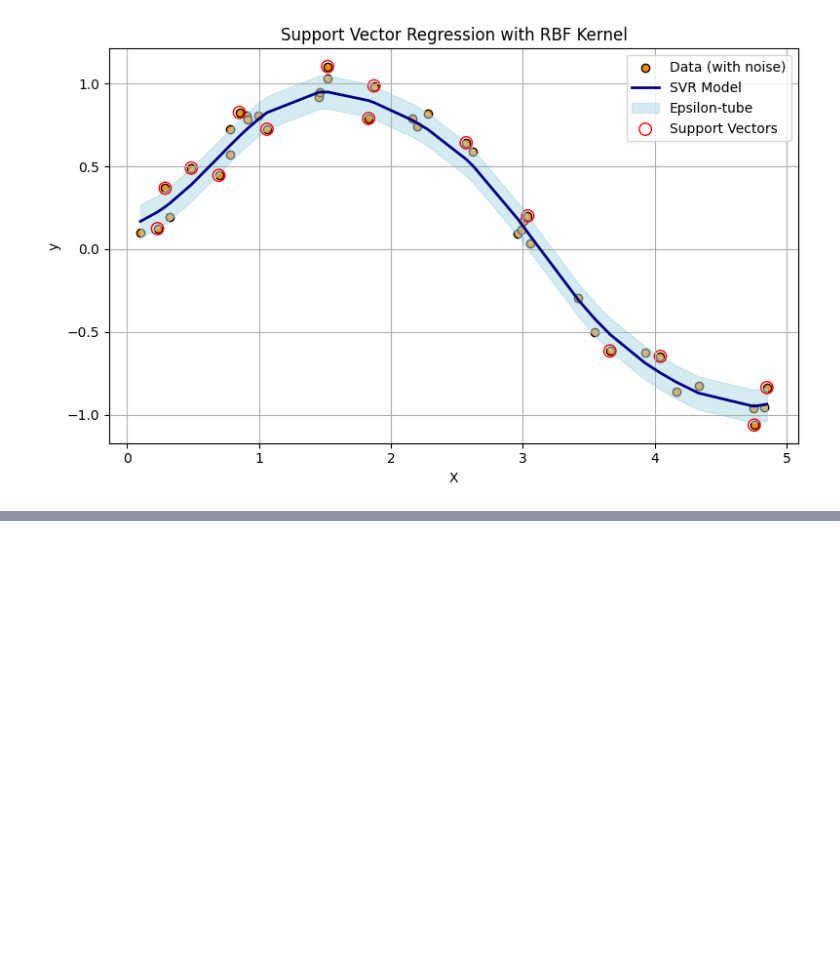
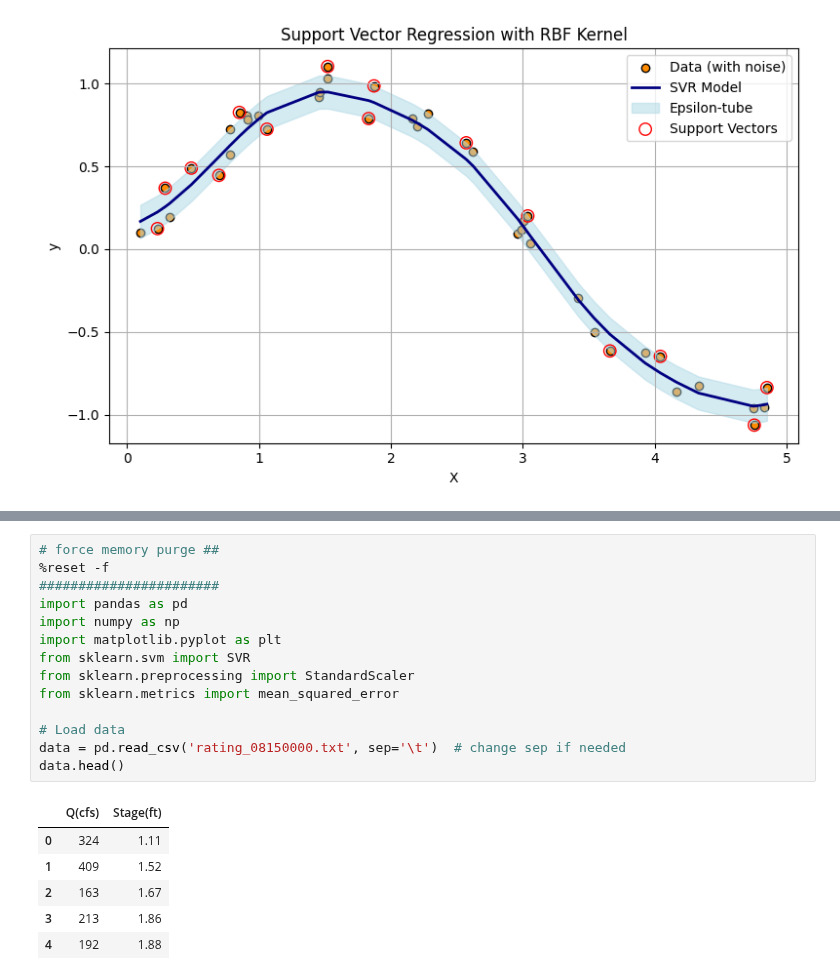
Before and after one commit to dustykat/ce-5319-webroot, a Jupyter notebook: MLBE4CE/_build/jupyter_execute/chapters/09-supportvectors/supportvectors.ipynb, the cells around one changed output, grey strips where cells are left out. Saved outputs shown, nothing was run; the diff lists cells and outputs as text; blank space fills up the shorter version.

```diff
--- a/MLBE4CE/_build/jupyter_execute/chapters/09-supportvectors/supportvectors.ipynb
+++ b/MLBE4CE/_build/jupyter_execute/chapters/09-supportvectors/supportvectors.ipynb
@@ -550,0 +585,21 @@ While linear programs guarantee complementary slackness at optimality, quadratic
+# %%
+# force memory purge ##
+%reset -f
+#######################
+import pandas as pd
+import numpy as np
+import matplotlib.pyplot as plt
+from sklearn.svm import SVR
+from sklearn.preprocessing import StandardScaler
+from sklearn.metrics import mean_squared_error
+
+# Load data
+data = pd.read_csv('rating_08150000.txt', sep='\t')  # change sep if needed
+data.head()
+# %% [output]
+|  | Q(cfs) | Stage(ft) |
+| 0 | 324 | 1.11 |
+| 1 | 409 | 1.52 |
+| 2 | 163 | 1.67 |
+| 3 | 213 | 1.86 |
+| 4 | 192 | 1.88 |
```
Also changed, not shown: parts of 21 cells of this notebook, 33 other files.
